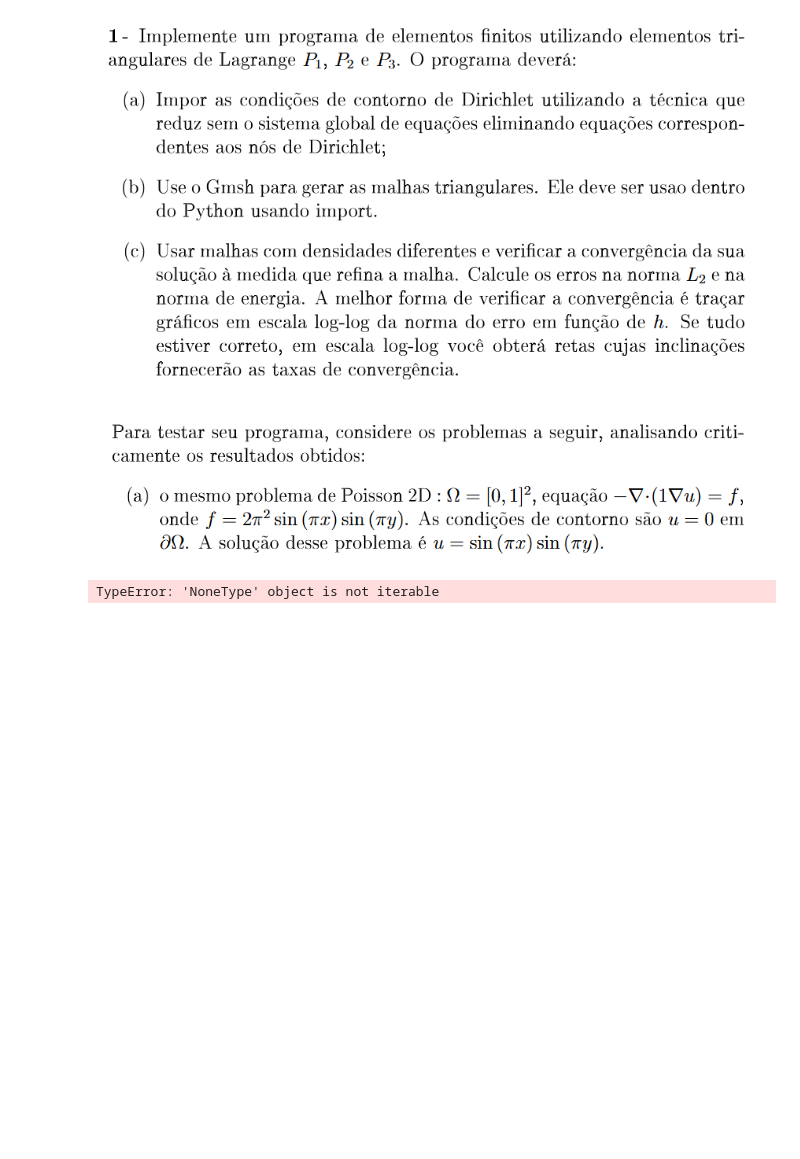
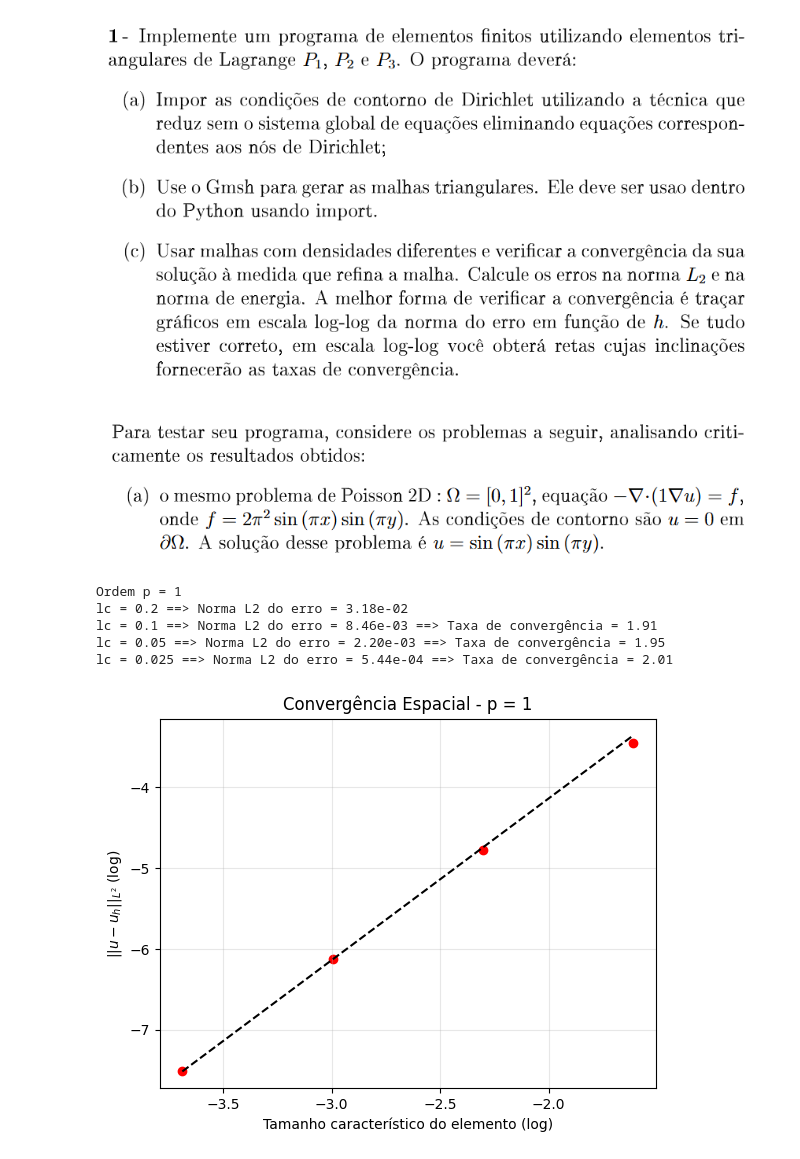
Before and after one commit to andrefsr/Metodo-Elementos-Finitos, a Jupyter notebook: Projeto 1/1a.ipynb, the cells around one changed output. Saved outputs shown, nothing was run; the diff lists cells and outputs as text; code cells hidden in the pictures; blank space fills up the shorter version.

```diff
--- a/Projeto 1/1a.ipynb
+++ b/Projeto 1/1a.ipynb
@@ -11,59 +11,87 @@ from scipy.sparse.linalg import spsolve
 
 from main.engine import assemble_system
 from main.boundary_conditions import apply_dirichlet
-from main.mesh import sqr_mesh2D
+from main.mesh import mesh_2D
 from main.l2_error import l2_error
 
-p = 2
+p_values = [1,2,3]
+lc_values = [0.20,0.10,0.05,0.025]
 
-malha = sqr_mesh2D(lc=0.05,lim_inf=0.0,lim_sup=1.0,show_mesh=True,p=p)
+for p in p_values:
+    print('\nOrdem p =',p)
 
-f = lambda x, y: 2 * np.pi**2 * np.sin(np.pi*x) * np.sin(np.pi*y)
+    erros = []
+    for lc in lc_values:
 
-K, F = assemble_system(malha.nodes,malha.triangles,p,f)
+        malha = mesh_2D(lc=lc,lim_inf=0.0,lim_sup=1.0,show_mesh=False,p=p)
 
-dirichlet_dofs = np.unique(malha.boundary_faces)
-dirichlet_values = np.zeros(len(dirichlet_dofs))
+        f = lambda x, y: 2 * np.pi**2 * np.sin(np.pi*x) * np.sin(np.pi*y)
 
-Kff, Ff, free_dofs = apply_dirichlet(K, F, dirichlet_dofs, dirichlet_values)
+        K, F = assemble_system(malha.nodes,malha.triangles,p,f)
 
-#u_free = spsolve(Kff, Ff)
-u_free = spsolve(csr_matrix(Kff),Ff)
+        dirichlet_dofs = np.unique(malha.boundary_faces)
+        dirichlet_values = np.zeros(len(dirichlet_dofs))
 
-u = np.zeros(len(F))
+        Kff, Ff, free_dofs = apply_dirichlet(K, F, dirichlet_dofs, dirichlet_values)
 
-u[dirichlet_dofs] = dirichlet_values
-u[free_dofs] = u_free
+        u_free = spsolve(csr_matrix(Kff),Ff)
 
-x = malha.nodes[:,0]
-y = malha.nodes[:,1]
+        u = np.zeros(len(F))
 
-u_exact = (np.sin(np.pi * x)* np.sin(np.pi * y))
+        u[dirichlet_dofs] = dirichlet_values
+        u[free_dofs] = u_free
+
+        x = malha.nodes[:,0]
+        y = malha.nodes[:,1]
+
+        u_exact = (np.sin(np.pi * x)* np.sin(np.pi * y))
+
+        error_l2 = l2_error(malha,u,p)
+        erros.append(error_l2)
+
+        if len(erros) >= 2:
+            rate = np.log(erros[-2] / erros[-1]) / np.log(2)
+            print(f"lc = {lc} ==> Norma L2 do erro = {error_l2:1.2e} ==> Taxa de convergência = {rate:.2f}")
+        else: print(f"lc = {lc} ==> Norma L2 do erro = {error_l2:1.2e}")
+
+    x_reta = np.linspace(np.min(np.log(lc_values)),np.max(np.log(lc_values)),100)
+    b = np.log(erros[-1])
+    a = [2,3,4]
+
+    y_reta = a[p-1]*(x_reta - np.min(np.log(lc_values))) + b
+
+    plt.figure()
+    plt.title(f'Convergência Espacial - p = {p}')
+    plt.grid(alpha=0.3)
+    plt.plot(x_reta,y_reta,ls='--',color='black')
+    plt.scatter(np.log(lc_values),np.log(erros),color='red')
+    plt.ylabel(r'$||u - u_h||_{L^2}$ (log)')
+    plt.xlabel('Tamanho característico do elemento (log)')
+    plt.show()
 
 #--------------------------------------------------#
 
-triang = mtri.Triangulation(x, y, malha.triangles)
+triang = mtri.Triangulation(x, y, malha.triangles[:, :3])
 
 plt.figure()
 plt.tricontourf(triang,u,levels=20)
 plt.colorbar(label="u")
 plt.xlabel("x")
 plt.ylabel("y")
-plt.title("Solução numérica - MEF")
+plt.title(f"Solução numérica - MEF - lc = {lc} - p = {p}")
 plt.show()
 
 plt.figure()
 plt.tricontourf(triang,u_exact,levels=20)
 plt.colorbar(label="u")
 plt.xlabel("x")
 plt.ylabel("y")
-plt.title("Solução numérica - Exata")
+plt.title("Solução analítica - Exata")
 plt.show()
-
-#--------------------------------------------------#
-
-error_l2 = l2_error(malha,u,p)
-
-print("Norma L2 do erro =", error_l2)
 # %% [output]
-TypeError: 'NoneType' object is not iterable
+Ordem p = 1
+lc = 0.2 ==> Norma L2 do erro = 3.18e-02
+lc = 0.1 ==> Norma L2 do erro = 8.46e-03 ==> Taxa de convergência = 1.91
+lc = 0.05 ==> Norma L2 do erro = 2.20e-03 ==> Taxa de convergência = 1.95
+lc = 0.025 ==> Norma L2 do erro = 5.44e-04 ==> Taxa de convergência = 2.01
+[figure, added]
```
Also changed, not shown: parts of 1 cell of this notebook, 3 other files.
